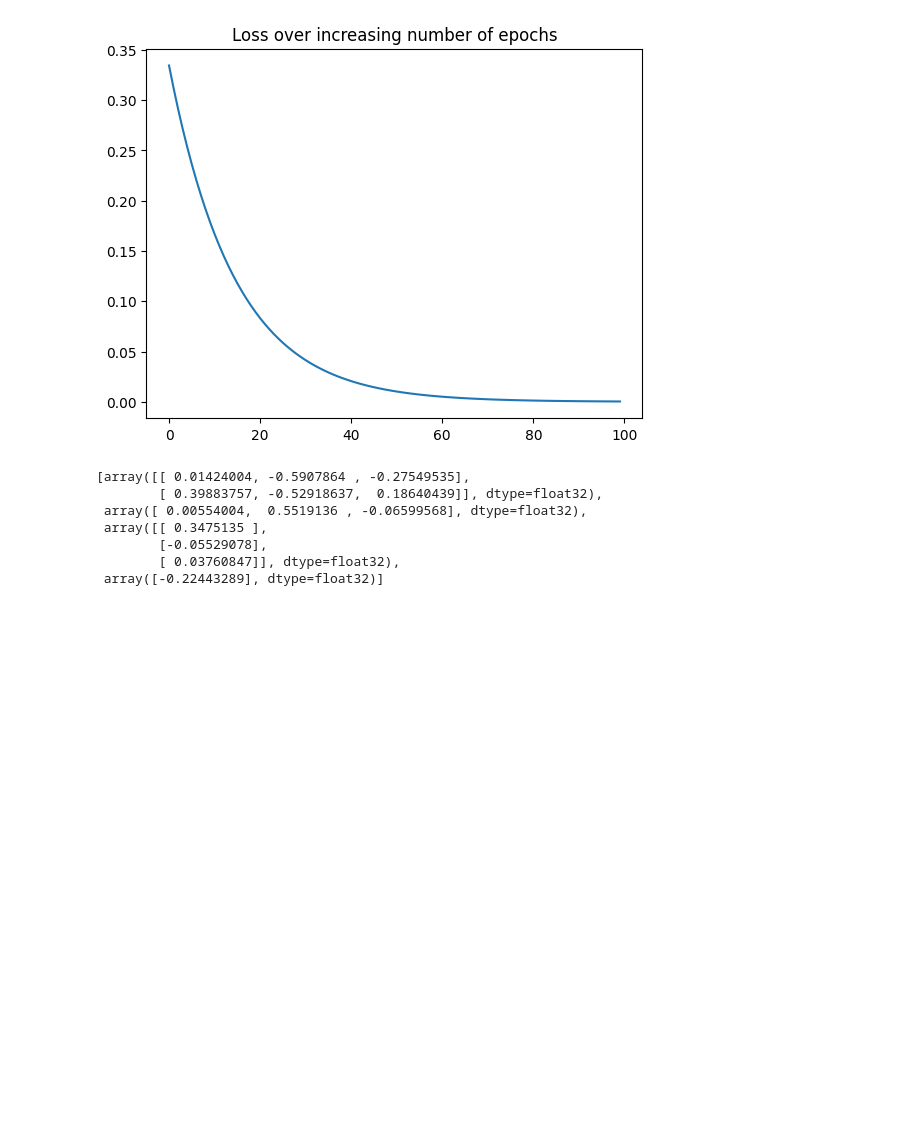
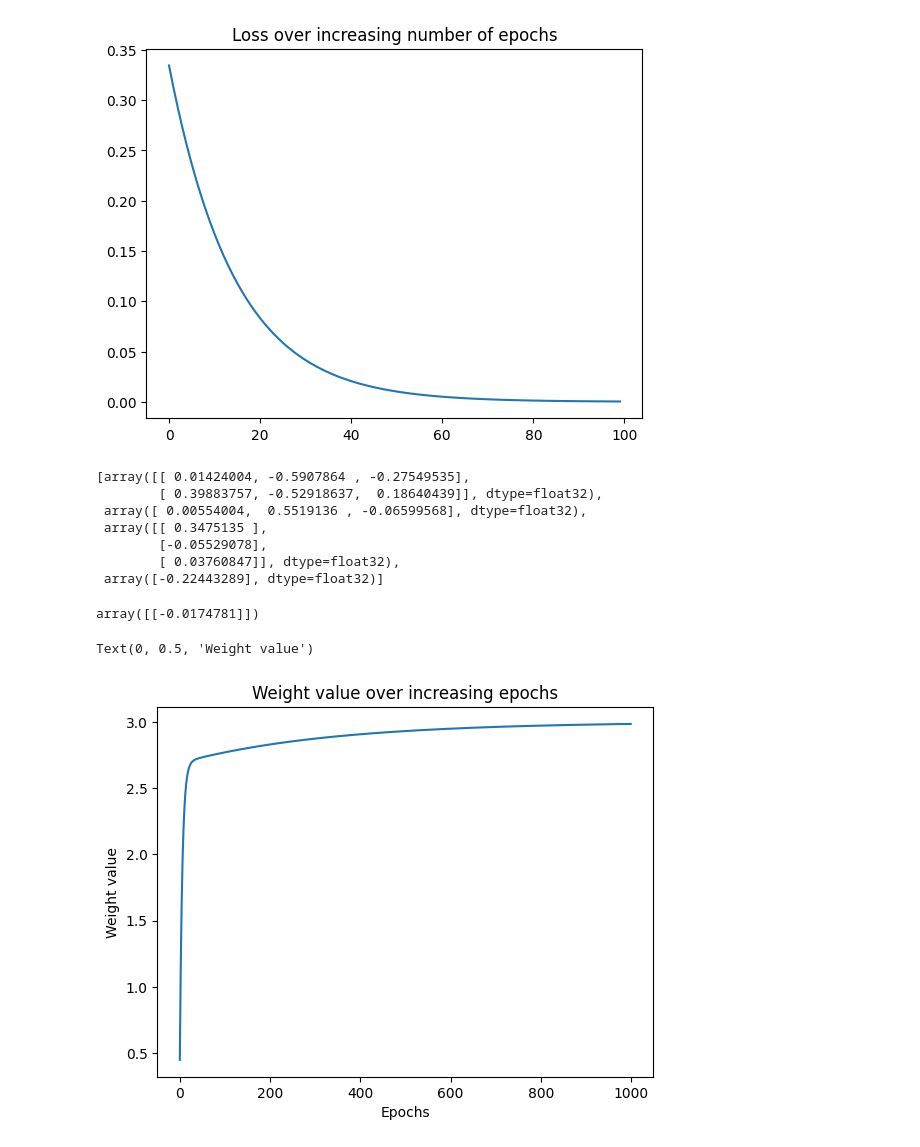
Before and after one commit to afirdousi/vision-ml-step-by-step, a Jupyter notebook: 001-deep-learning-basics.ipynb, the cells around one changed output. Saved outputs shown, nothing was run; the diff lists cells and outputs as text; code cells hidden in the pictures; blank space fills up the shorter version.

Commit message:
Impact of Learning Rate on Training

```diff
--- a/001-deep-learning-basics.ipynb
+++ b/001-deep-learning-basics.ipynb
@@ -461,4 +461,12 @@ W
         [ 0.03760847]], dtype=float32),
  array([-0.22443289], dtype=float32)]
 # %%
-# Since we now haupdated weights, make the predictions for the input by passing the input through the network and calculate the output value:
+# Since we now have updated weights, make the predictions for the input by passing the input through the network and calculate the
+# output value:
+
+pre_hidden = np.dot(x,W[0]) + W[1]
+hidden = 1/(1+np.exp(-pre_hidden))
+pred_out = np.dot(hidden, W[2]) + W[3]
+pred_out
+# %% [output]
+array([[-0.0174781]])
@@ -464,0 +508,26 @@ W
+# %%
+# Initialize weight and bias values to a random value:
+W = [np.array([[0]], dtype=np.float32),  # weight
+     np.array([[0]], dtype=np.float32)] # bias
+# %%
+# Let's leverage the update_weights function with a learning rate of 0.01, loop through 1,000 iterations,
+# and check how the weight value (W) varies over increasing epochs:
+
+weight_value = []
+for epx in range(1000):
+    W = update_weights(x,y,W,0.01) # lr= 0.01
+    weight_value.append(W[0][0][0])
+# %%
+# Note that, in this code, we are using a learning rate of 0.01 and repeating the update_weights function to fetch
+# the modified weight at the end of each epoch. Further, in each epoch, we gave the most recent updated weight as an input to
+# fetch the updated weight in the next epoch.
+
+import matplotlib.pyplot as plt
+%matplotlib inline
+plt.plot(weight_value)
+plt.title('Weight value over increasing epochs')
+plt.xlabel('Epochs')
+plt.ylabel('Weight value')
+# %% [output]
+Text(0, 0.5, 'Weight value')
+[figure, added]
```
Also changed, not shown: parts of 23 cells of this notebook.
